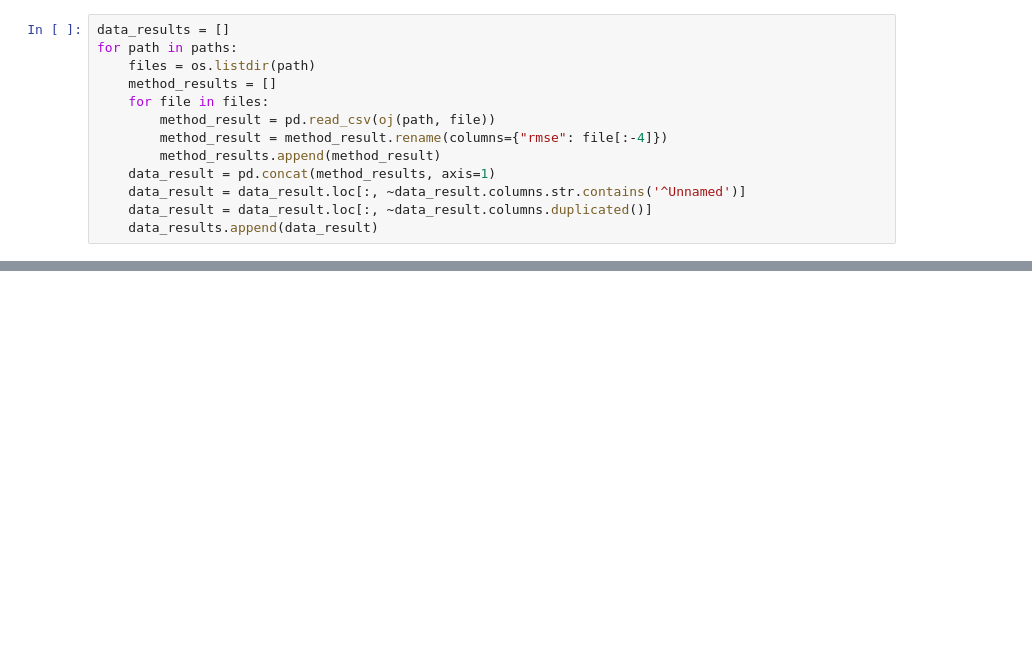
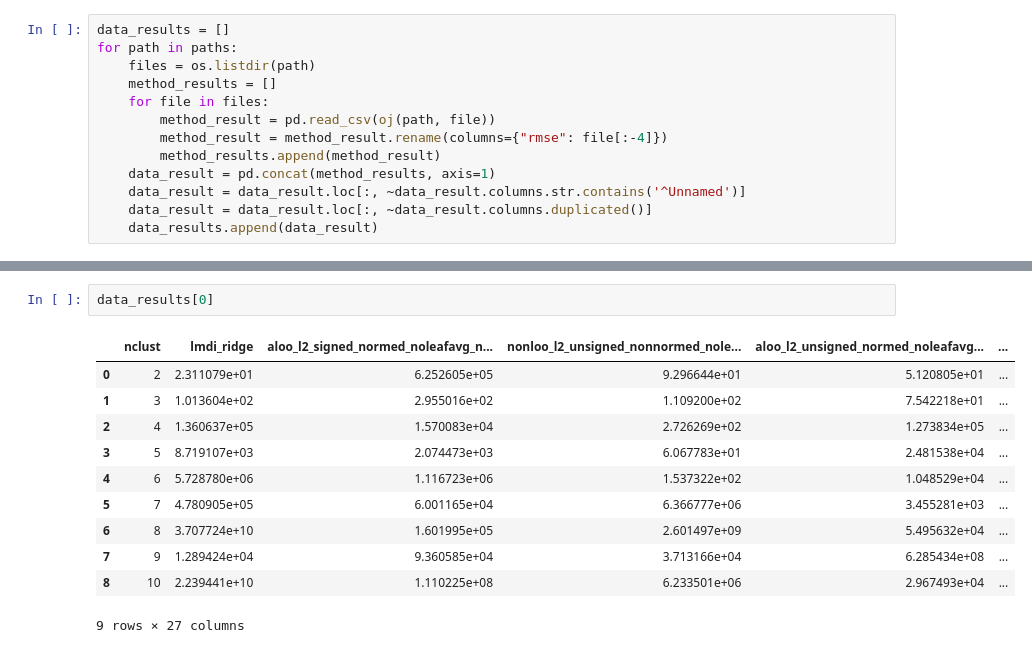
Before and after one commit to Yu-Group/imodels-experiments, a Jupyter notebook: feature_importance/subgroup/current/subgroup.ipynb, the cells around one changed output, grey strips where cells are left out. Cells and saved outputs as stored; diff of their text form; blank space fills up the shorter version.

```diff
--- a/feature_importance/subgroup/current/subgroup.ipynb
+++ b/feature_importance/subgroup/current/subgroup.ipynb
@@ -58,2 +58,16 @@ for data_result in data_results:
+# %%
+data_results[0]
+# %% [output]
+|  | nclust | lmdi_ridge | aloo_l2_signed_normed_noleafavg_n... | nonloo_l2_unsigned_nonnormed_nole... | aloo_l2_unsigned_normed_noleafavg... | ... |
+| 0 | 2 | 2.311079e+01 | 6.252605e+05 | 9.296644e+01 | 5.120805e+01 | ... |
+| 1 | 3 | 1.013604e+02 | 2.955016e+02 | 1.109200e+02 | 7.542218e+01 | ... |
+| 2 | 4 | 1.360637e+05 | 1.570083e+04 | 2.726269e+02 | 1.273834e+05 | ... |
+| 3 | 5 | 8.719107e+03 | 2.074473e+03 | 6.067783e+01 | 2.481538e+04 | ... |
+| 4 | 6 | 5.728780e+06 | 1.116723e+06 | 1.537322e+02 | 1.048529e+04 | ... |
+| 5 | 7 | 4.780905e+05 | 6.001165e+04 | 6.366777e+06 | 3.455281e+03 | ... |
+| 6 | 8 | 3.707724e+10 | 1.601995e+05 | 2.601497e+09 | 5.495632e+04 | ... |
+| 7 | 9 | 1.289424e+04 | 9.360585e+04 | 3.713166e+04 | 6.285434e+08 | ... |
+| 8 | 10 | 2.239441e+10 | 1.110225e+08 | 6.233501e+06 | 2.967493e+04 | ... |
+9 rows × 27 columns
 # %%
 # plot the data, only shap and aloo_l2_unsigned_nonnormed_leafavg_rank
```
Also changed, not shown: parts of 5 cells of this notebook, 4 other files.
